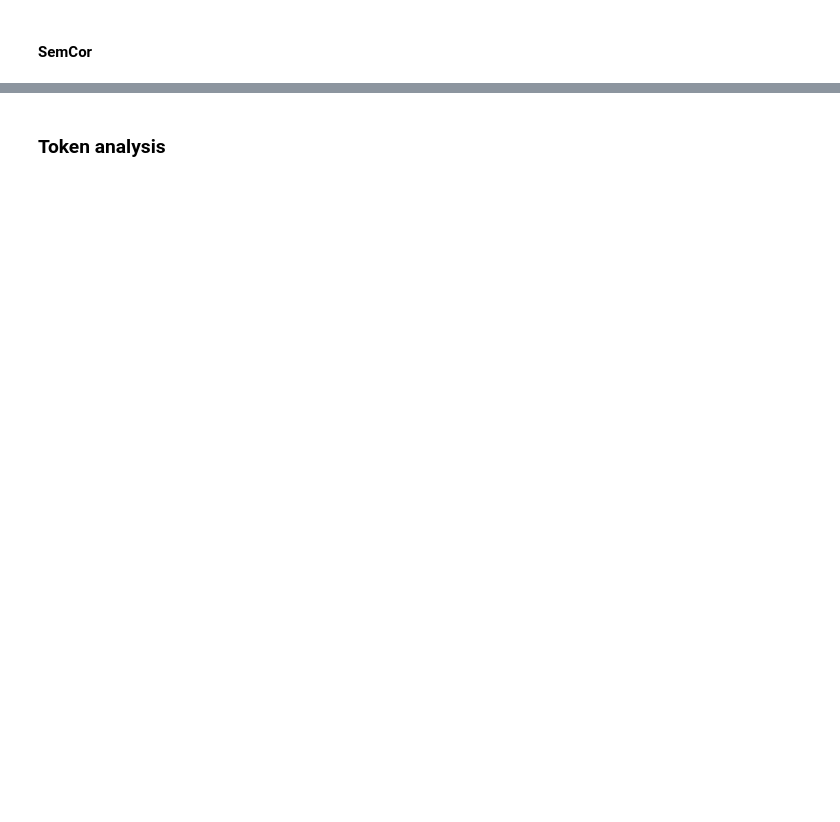
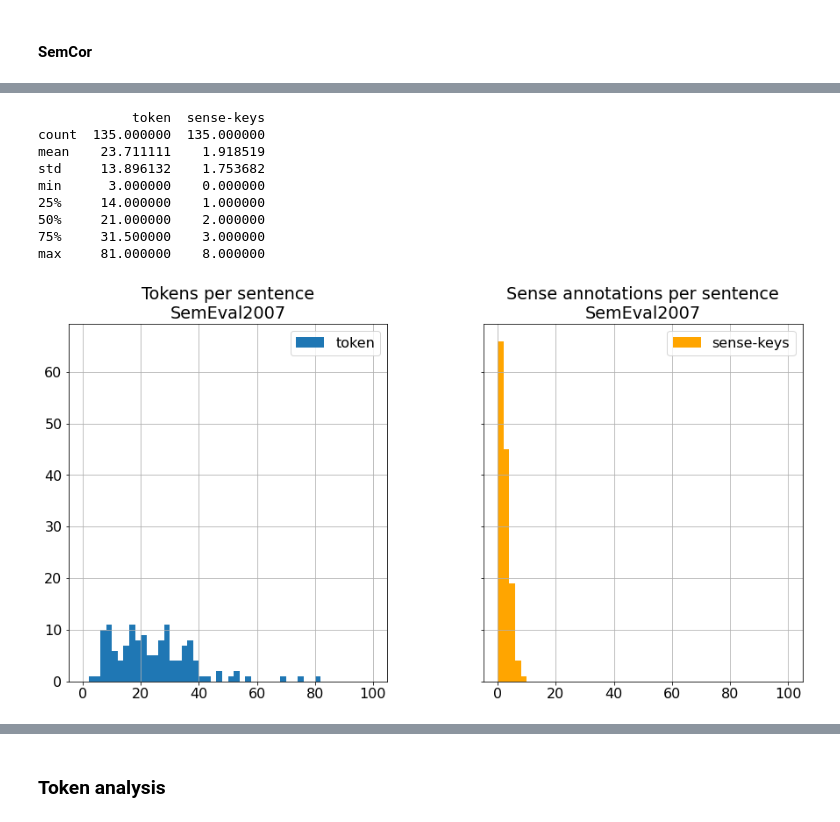
Before and after one commit to WordSenseMakers/bert-wsd, a Jupyter notebook: dataset_statistics.ipynb, the cells around one changed output, grey strips where cells are left out. Saved outputs shown, nothing was run; the diff lists cells and outputs as text; code cells hidden in the pictures; blank space fills up the shorter version.

```diff
--- a/dataset_statistics.ipynb
+++ b/dataset_statistics.ipynb
@@ -81,0 +141,13 @@ max      258.000000     60.000000
+# %%
+sentences_token_stat(se2007, "SemEval2007")
+# %% [output]
+            token  sense-keys
+count  135.000000  135.000000
+mean    23.711111    1.918519
+std     13.896132    1.753682
+min      3.000000    0.000000
+25%     14.000000    1.000000
+50%     21.000000    2.000000
+75%     31.500000    3.000000
+max     81.000000    8.000000
+[figure, added]
```
Also changed, not shown: parts of 60 cells of this notebook, 1 other file.
